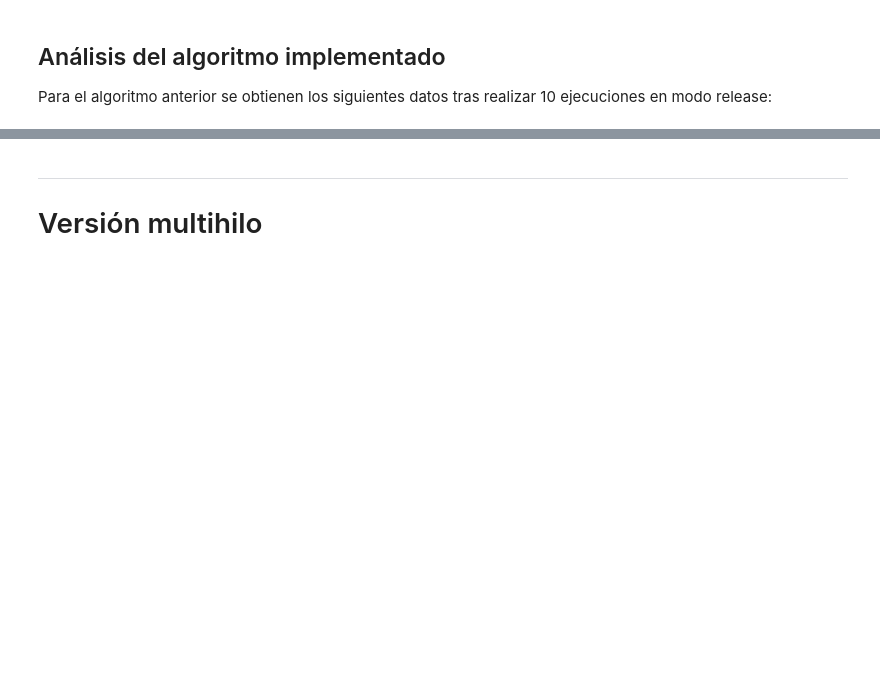
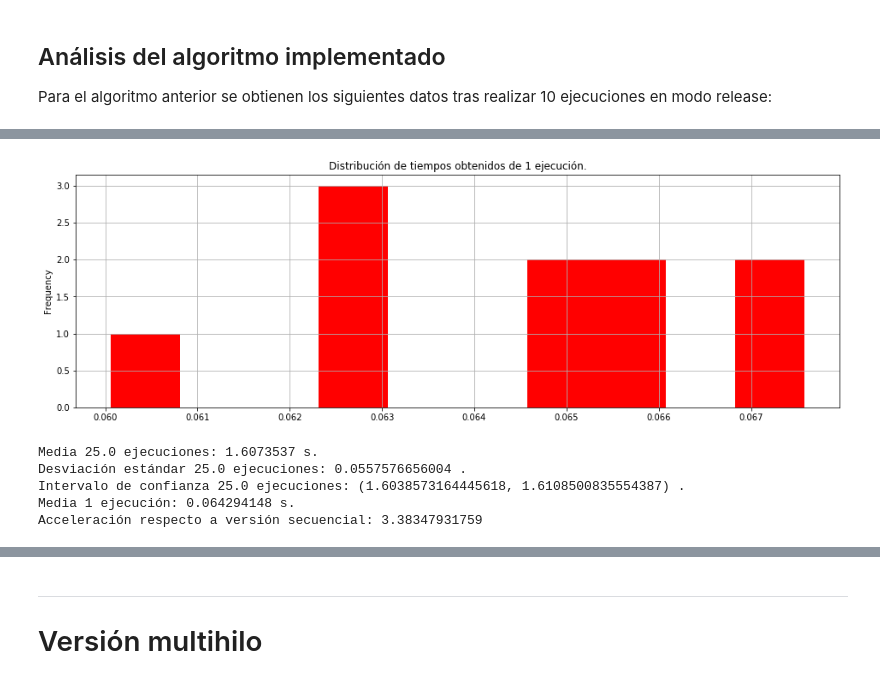
Before and after one commit to thewilly/GIISOF01-2-002-Arquitectura-Computadores, a Jupyter notebook: notebooks/2018-11-02-teamwork-all.ipynb, the cells around one changed output, grey strips where cells are left out. Drawn from its saved outputs; the diff is of its cells as text; code cells hidden in the pictures; blank space fills up the shorter version.

```diff
--- a/notebooks/2018-11-02-teamwork-all.ipynb
+++ b/notebooks/2018-11-02-teamwork-all.ipynb
@@ -299,3 +290,9 @@ for (int i = 0; i < IMAGES_SIZE; i += PIXELS_PER_DATA_PACKAGE) {
 # %% [markdown]
 ## Análisis del algoritmo implementado
 Para el algoritmo anterior se obtienen los siguientes datos tras realizar 10 ejecuciones en modo release:
+# %%
+data = pd.Series([1.501447,1.617852,1.676274,1.644540,1.558858,1.689538,1.562833,1.566737,1.633283,1.622175],
+                 index=['1', '2', '3', '4', '5', '6', '7', '8', '9', '10'])
+unique_executions = data/executions
+table = pd.DataFrame({'Duración (s) X 3 Ejecuciones':data})
+table
@@ -301,0 +313,22 @@ Para el algoritmo anterior se obtienen los siguientes datos tras realizar 10 eje
+# %%
+unique_executions.plot(kind='hist',color='red',
+                        grid=True, title='Distribución de tiempos obtenidos de 1 ejecución.',
+                        figsize=(16,5))
+plt.show()
+# %% [output]
+[figure, added]
+# %%
+mean = np.mean(data)
+std = np.std(data)
+var = data.var()
+print("Media", executions,"ejecuciones:", mean, "s.")
+print("Desviación estándar", executions,"ejecuciones:", std, ".")
+print("Intervalo de confianza", executions, "ejecuciones:",stats.norm.interval(0.05,loc=mean,scale=std) ,".")
+print("Media 1 ejecución:", np.mean(unique_executions), "s.")
+print("Acceleración respecto a versión secuencial:", mean_iterative/mean)
+# %% [output]
+Media 25.0 ejecuciones: 1.6073537 s.
+Desviación estándar 25.0 ejecuciones: 0.0557576656004 .
+Intervalo de confianza 25.0 ejecuciones: (1.6038573164445618, 1.6108500835554387) .
+Media 1 ejecución: 0.064294148 s.
+Acceleración respecto a versión secuencial: 3.38347931759
```
Also changed, not shown: parts of 25 cells of this notebook.
